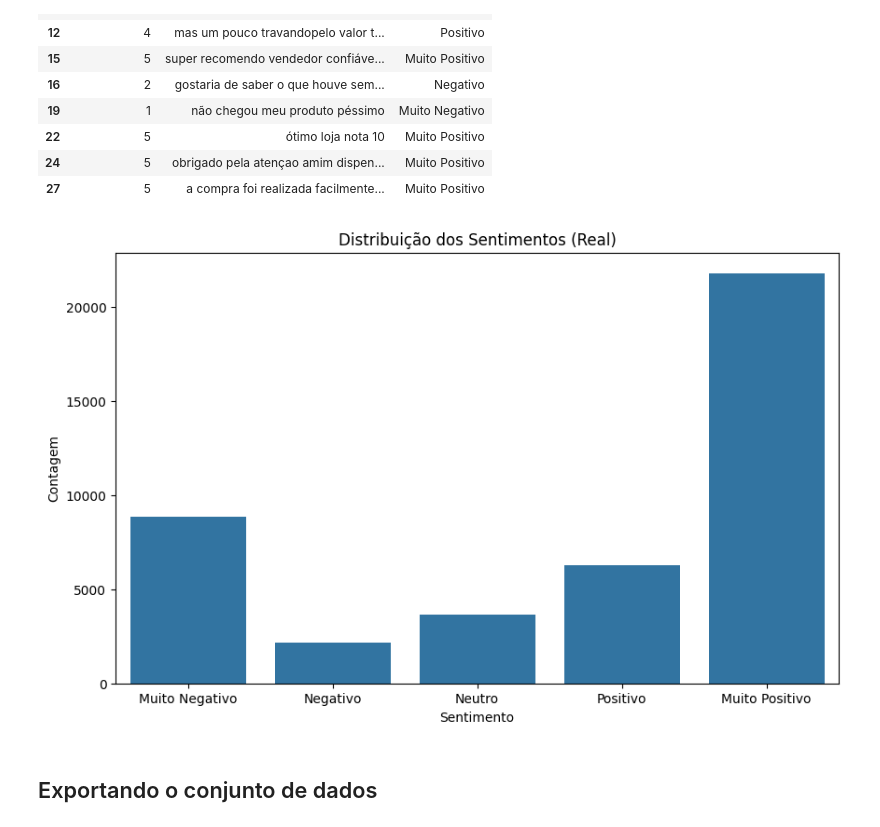
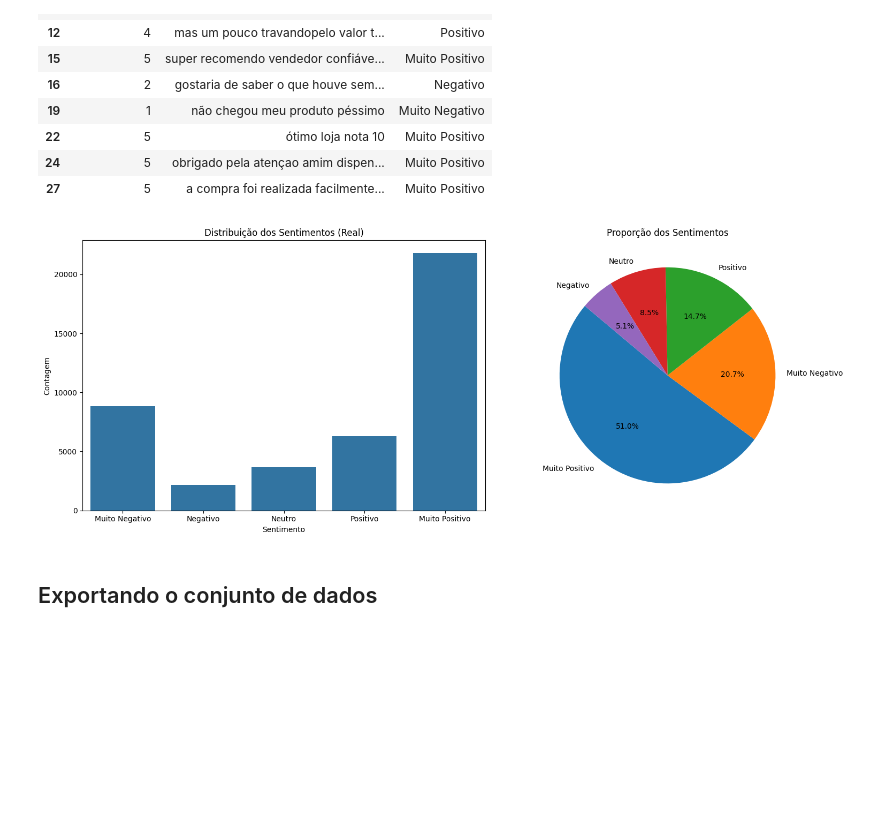
Before and after one commit to JuanMOLopes/projeto-integrador-interdiciplinar, a Jupyter notebook: notebooks/01_analise_exploratoria.ipynb, the cells around one changed output. Drawn from its saved outputs; the diff is of its cells as text; code cells hidden in the pictures; blank space fills up the shorter version.

Commit message:
chore: alterando a estrutura do projeto para melhorar fluidez na leitura; docs: adicionando diagramas

```diff
--- a/notebooks/01_analise_exploratoria.ipynb
+++ b/notebooks/01_analise_exploratoria.ipynb
@@ -399,14 +399,30 @@ display(avaliacoes.head(10))
 | 24 | 5 | obrigado pela atençao amim dispen... | Muito Positivo |
 | 27 | 5 | a compra foi realizada facilmente... | Muito Positivo |
 # %%
-plt.figure(figsize=(10, 6))
-sns.countplot(x='review_label', data=avaliacoes, order=['Muito Negativo', 'Negativo', 'Neutro', 'Positivo', 'Muito Positivo'])
-plt.title('Distribuição dos Sentimentos (Real)')
-plt.xlabel('Sentimento')
-plt.ylabel('Contagem')
+fig, axes = plt.subplots(1, 2, figsize=(16, 6))
+
+sns.countplot(
+    x='review_label',
+    data=avaliacoes,
+    order=['Muito Negativo', 'Negativo', 'Neutro', 'Positivo', 'Muito Positivo'],
+    ax=axes[0]
+)
+axes[0].set_title('Distribuição dos Sentimentos (Real)')
+axes[0].set_xlabel('Sentimento')
+axes[0].set_ylabel('Contagem')
+
+axes[1].pie(
+    avaliacoes['review_label'].value_counts(),
+    labels=avaliacoes['review_label'].value_counts().index,
+    autopct='%1.1f%%',
+    startangle=140
+)
+axes[1].set_title('Proporção dos Sentimentos')
+
+plt.tight_layout()
 plt.show()
 # %% [output]
-[figure, old version]
+[figure, new version]
 # %% [markdown]
 ## Exportando o conjunto de dados
 # %%
```
Also changed, not shown: parts of 7 cells of this notebook, 6 other files.
